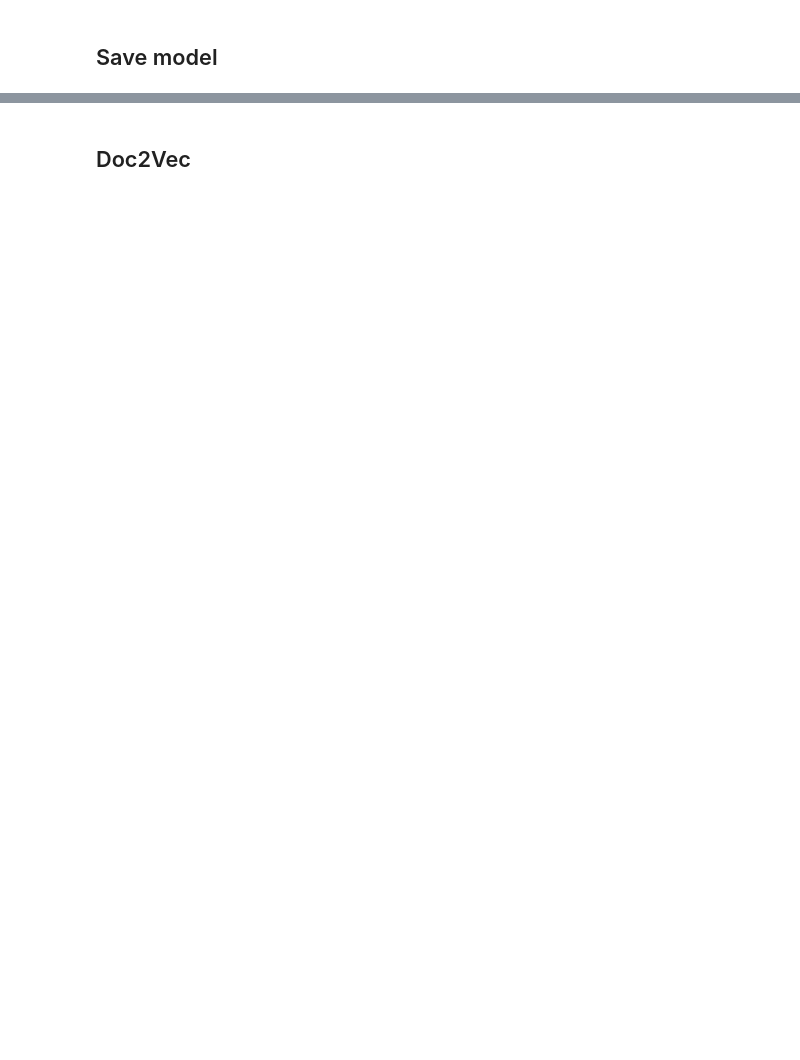
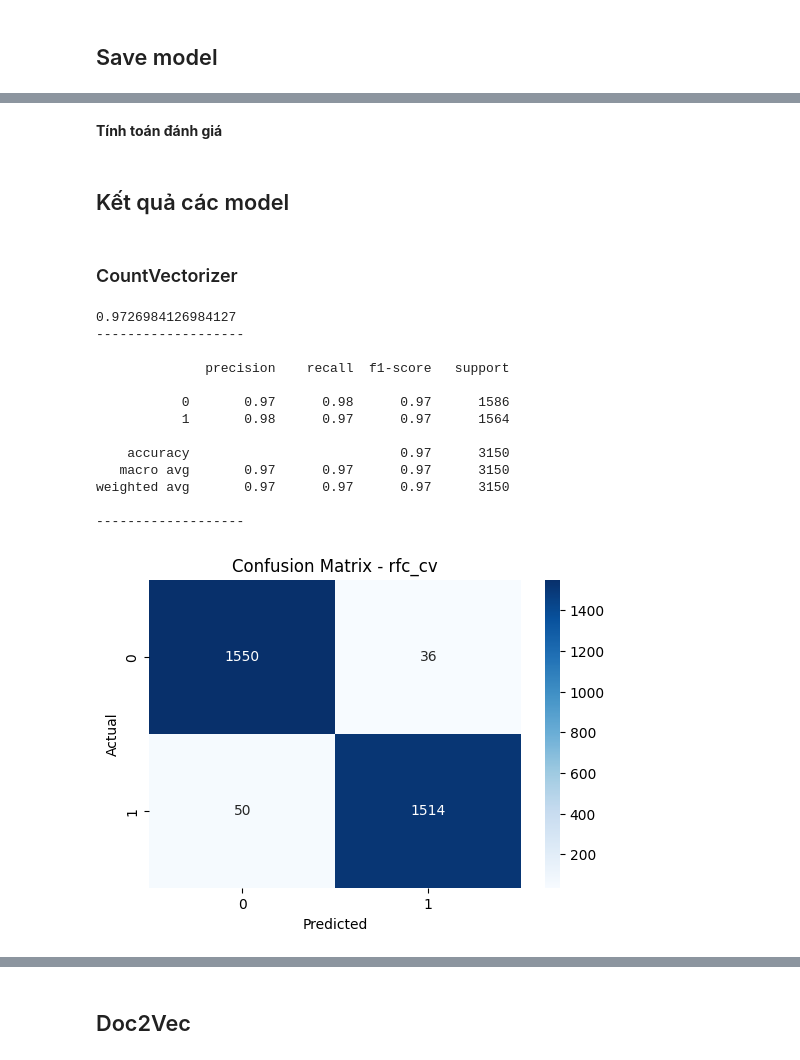
Before and after one commit to Hieu0112/DATN, a Jupyter notebook: AppDetection/Vietnamese/Detect_2_viet.ipynb, the cells around one changed output, grey strips where cells are left out. Drawn from its saved outputs; the diff is of its cells as text; code cells hidden in the pictures; blank space fills up the shorter version.

```diff
--- a/AppDetection/Vietnamese/Detect_2_viet.ipynb
+++ b/AppDetection/Vietnamese/Detect_2_viet.ipynb
@@ -439,0 +489,16 @@ pred_rfc_w2v = rfc_w2v.predict(Xv_testW2V)
+# %%
+color_names = [
+    "Blues", "Purples", "Greens", "Oranges", "Reds",
+    "coolwarm", "cubehelix", "YlGnBu", "BuPu", "GnBu"
+]
+model_colors = []
+# %%
+choose_color = "Blues"
+def get_model_color():
+    for pick_color in color_names:
+        if pick_color not in model_colors:
+            model_colors.append(pick_color)
+            return pick_color
+    return "Blues"
+# %% [markdown]
+**Tính toán đánh giá**
@@ -439,0 +548,28 @@ pred_rfc_w2v = rfc_w2v.predict(Xv_testW2V)
+# %% [markdown]
+## Kết quả các model
+# %% [markdown]
+### CountVectorizer
+# %%
+accuracy = accuracy_score(y_test, pred_rfc_cv)
+print(accuracy)
+print('-------------------\n')
+
+print(classification_report(y_true=y_test, y_pred=pred_rfc_cv))
+print('-------------------\n')
+
+evaluate_model(y_true=y_test, y_pred=pred_rfc_cv,name_model="rfc_cv", save=True)
+# %% [output]
+0.9726984126984127
+-------------------
+
+              precision    recall  f1-score   support
+
+           0       0.97      0.98      0.97      1586
+           1       0.98      0.97      0.97      1564
+
+    accuracy                           0.97      3150
+   macro avg       0.97      0.97      0.97      3150
+weighted avg       0.97      0.97      0.97      3150
+
+-------------------
+[figure, added]
```
Also changed, not shown: parts of 143 cells of this notebook, 9 other files.
